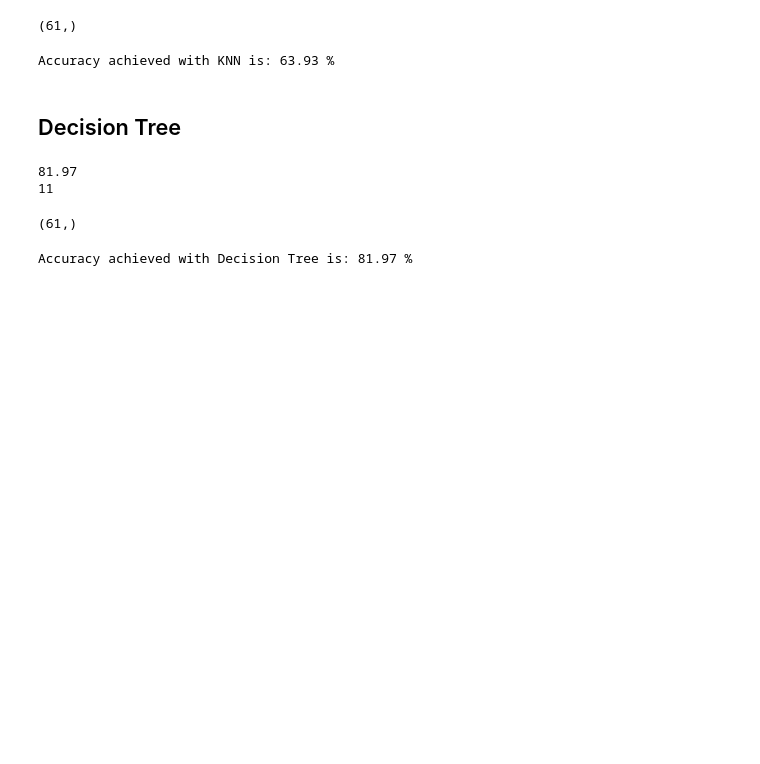
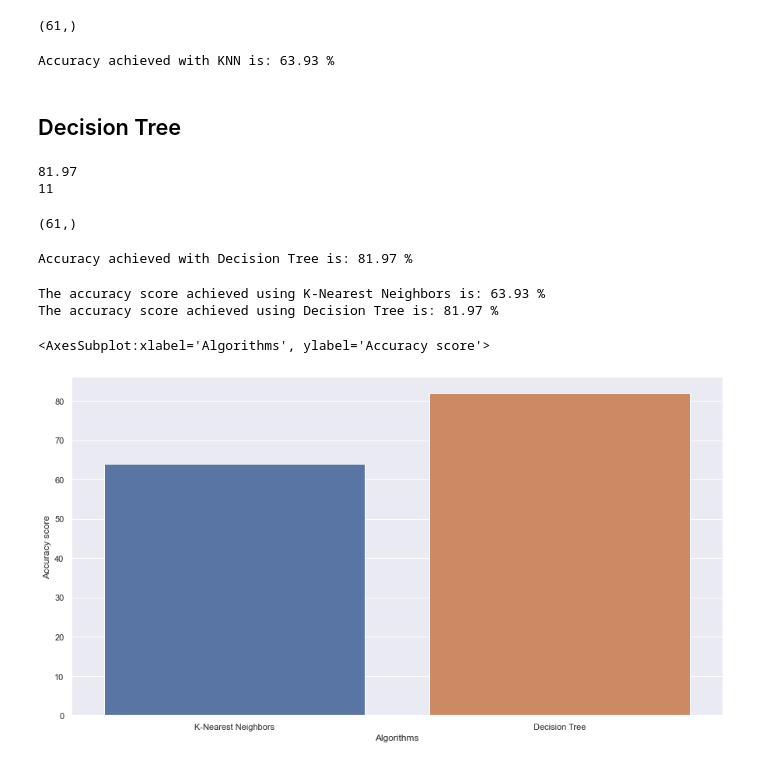
Before and after one commit to Dinuja-Spinto/ML_Assignment2_IT19016894-_IT19158396_IT19085968, a Jupyter notebook: Heart Disease Prediction.ipynb, the cells around one changed output. Drawn from its saved outputs; the diff is of its cells as text; code cells hidden in the pictures; blank space fills up the shorter version.

Commit message:
graph

```diff
--- a/Heart Disease Prediction.ipynb
+++ b/Heart Disease Prediction.ipynb
@@ -284,7 +284,7 @@ from sklearn.metrics import accuracy_score
 # %%
 from sklearn.neighbors import KNeighborsClassifier
 
-knnClassifier = KNeighborsClassifier(n_neighbors=7)
+knnClassifier = KNeighborsClassifier(n_neighbors=7,metric='minkowski', p=2)
 knnClassifier.fit(X_train,Y_train)
 Y_predict_knnClassifier=knnClassifier.predict(X_test)
 # %%
@@ -350,3 +350,21 @@ score_dt = round(accuracy_score(Y_prediction_decisionTree,Y_test)*100,2)
 print("Accuracy achieved with Decision Tree is: "+str(score_dt)+" %")
 # %% [output]
 Accuracy achieved with Decision Tree is: 81.97 %
+# %%
+scores = [score_knn,score_dt]
+algorithms = ["K-Nearest Neighbors","Decision Tree"]
+
+for i in range(len(algorithms)):
+    print("The accuracy score achieved using "+algorithms[i]+" is: "+str(scores[i])+" %")
+# %% [output]
+The accuracy score achieved using K-Nearest Neighbors is: 63.93 %
+The accuracy score achieved using Decision Tree is: 81.97 %
+# %%
+sns.set(rc={'figure.figsize':(15,8)})
+plt.xlabel("Algorithms")
+plt.ylabel("Accuracy score")
+
+sns.barplot(algorithms,scores)
+# %% [output]
+<AxesSubplot:xlabel='Algorithms', ylabel='Accuracy score'>
+[figure, added]
```
